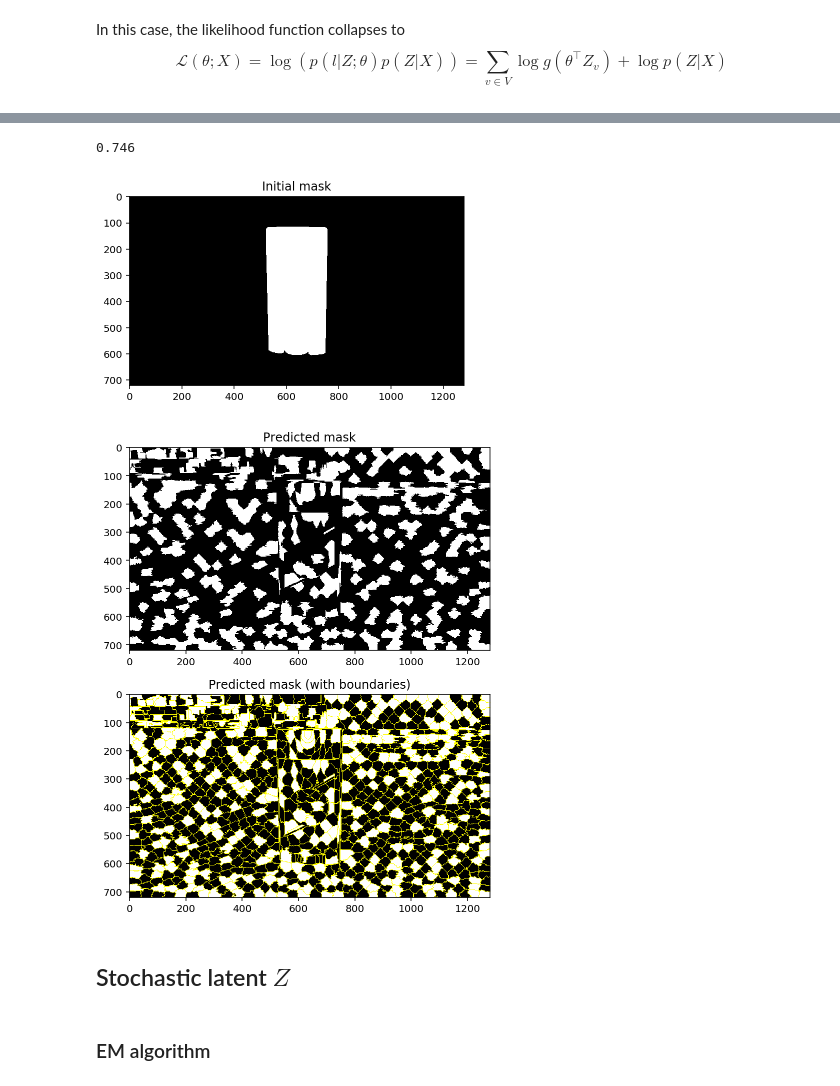
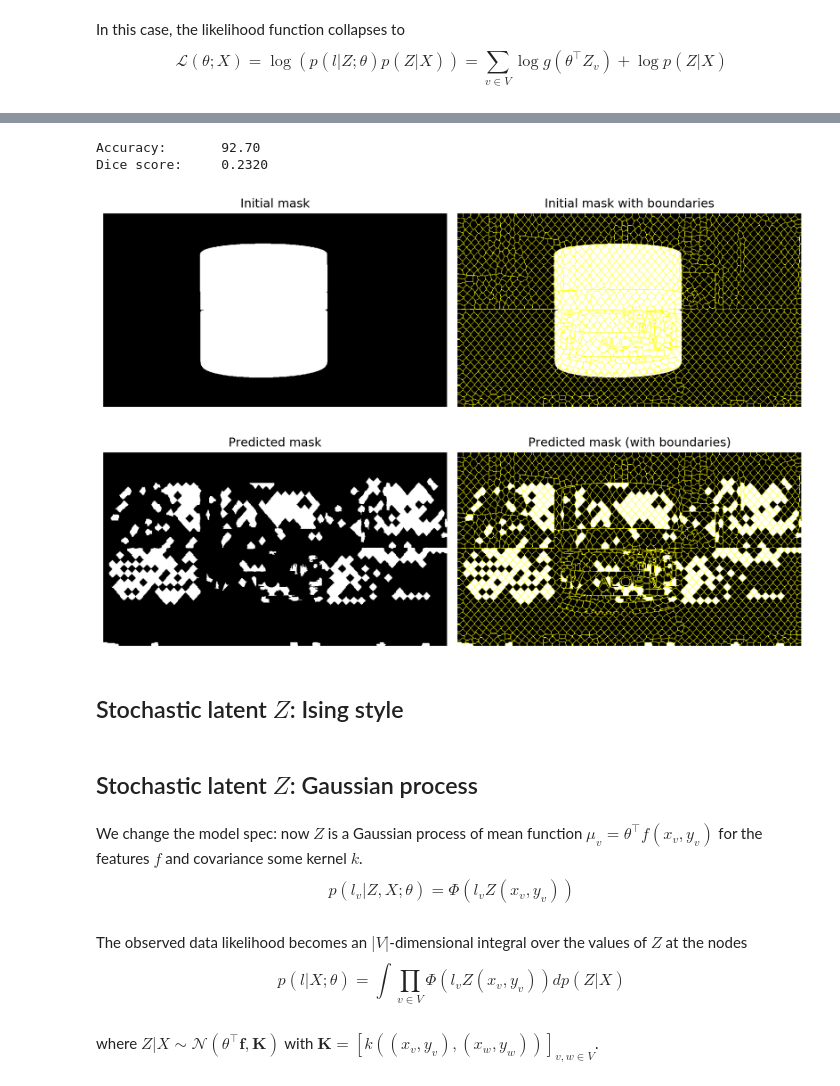
Before and after one commit to JulesSanchez/PhotoRoom-Object-Segmentation, a Jupyter notebook: notebooks/crf.ipynb, the cells around one changed output, grey strips where cells are left out. Drawn from its saved outputs; the diff is of its cells as text; code cells hidden in the pictures.

Commit message:
refactor graph laplacian, update crf notebook

```diff
--- a/notebooks/crf.ipynb
+++ b/notebooks/crf.ipynb
@@ -146,0 +125,6 @@ from scipy.optimize import minimize
+# %%
+# Assemble features
+colors_arr = np.asarray([node['color'] for node in nodes])
+Z1 = get_laplacian(nodes, neighbors, weighted=True)
+Z_bis = get_laplacian(nodes, neighbors, data=Z1, weighted=True)  # bi-laplacian
+Z3 = get_laplacian(nodes, neighbors, data=Z_bis, weighted=True)
@@ -146,0 +172,8 @@ from scipy.optimize import minimize
+# %%
+Z = np.hstack([colors_arr,
+               Z1,
+               Z_bis,
+               Z3
+              ])
+#Z  = Z_bis
+Z.shape
@@ -147,6 +191,6 @@ from scipy.optimize import minimize
 # %%
 def compute_mle(labels):
-    EPSILON = 1e-16
+    EPSILON = 1e-60
     def objective(theta):
         return -np.sum(np.log(expit(labels * Z @ theta) + EPSILON))
 
@@ -154,7 +198,7 @@ def compute_mle(labels):
         weights = expit(-labels * Z @ theta)[:, None]
         return -np.sum(labels * weights * Z, axis=0)
 
-    prog = minimize(objective, np.random.rand(3), jac=gradient)
+    prog = minimize(objective, np.random.rand(Z.shape[1]), jac=gradient)
     return prog
 # %%
 labels = mask_nodes[:, None] * 2 - 1
@@ -189,34 +226,51 @@ from utils.metrics import dice_score
-# %%
-accuracy_score(labels, labels_predict)
-# %% [output]
-0.746
-# %%
-def rebuild_mask(img, assignments, labels_predict):
-    """Build a mask from the predicted labels and assignment matrix."""
-    mask = np.zeros_like(img)
-    mask[labels_predict[assignments] > 0] = 255
-    return mask
 # %%
 mask_predict = rebuild_mask(img, assignments, labels_predict)
+# %%
+print("Accuracy:\t%.2f" % (100*accuracy_score(labels, labels_predict)))
+print("Dice score:\t%.4f" % dice_score(mask, mask_predict))
+# %% [output]
+Accuracy:       92.70
+Dice score:     0.2320
 # %%
-plt.figure()
+plt.figure(figsize=(10,5))
+plt.subplot(121)
 plt.title("Initial mask")
 plt.imshow(mask)
+plt.axis('off')
 
+plt.subplot(122)
+plt.title("Initial mask with boundaries")
+plt.imshow(mark_boundaries(mask, assignments))
+plt.axis('off')
+plt.tight_layout()
 
-plt.figure(figsize=(9, 7))
+plt.figure(figsize=(10, 5))
 mask_predict_boundaries = mark_boundaries(mask_predict, assignments)
-plt.subplot(211)
+plt.subplot(121)
 plt.title("Predicted mask")
 plt.imshow(mask_predict)
-plt.subplot(212)
+plt.axis('off')
+plt.subplot(122)
 plt.title("Predicted mask (with boundaries)")
 plt.imshow(mask_predict_boundaries)
-plt.tight_layout();
+plt.axis('off')
+plt.tight_layout()
 # %% [output]
-[figure, old version]
+[figure, new version]
-[figure, old version]
+[figure, new version]
 # %% [markdown]
-## Stochastic latent $Z$
+## Stochastic latent $Z$: Ising style
-# %% [markdown]
-### EM algorithm
+# %% [markdown]
+## Stochastic latent $Z$: Gaussian process
+# %% [markdown]
+We change the model spec: now $Z$ is a Gaussian process of mean function $\mu_v = \theta^\intercal f(x_v,y_v)$ for the features $f$ and covariance some kernel $k$.
+$$
+    p(l_v|Z,X;\theta) = \Phi(l_v Z(x_v,y_v))
+$$
+# %% [markdown]
+The observed data likelihood becomes an $|V|$-dimensional integral over the values of $Z$ at the nodes
+$$
+    p(l|X;\theta) = \int \prod_{v\in V} \Phi(l_v Z(x_v,y_v)) dp(Z|X)
+$$
+# %% [markdown]
+where $Z | X \sim\mathcal N(\theta^\intercal\mathbf f, \mathbf K)$ with $\mathbf K = [k((x_v,y_v),(x_w,y_w))]_{v,w\in V}$.
```
Also changed, not shown: parts of 27 cells of this notebook, 1 other file.
